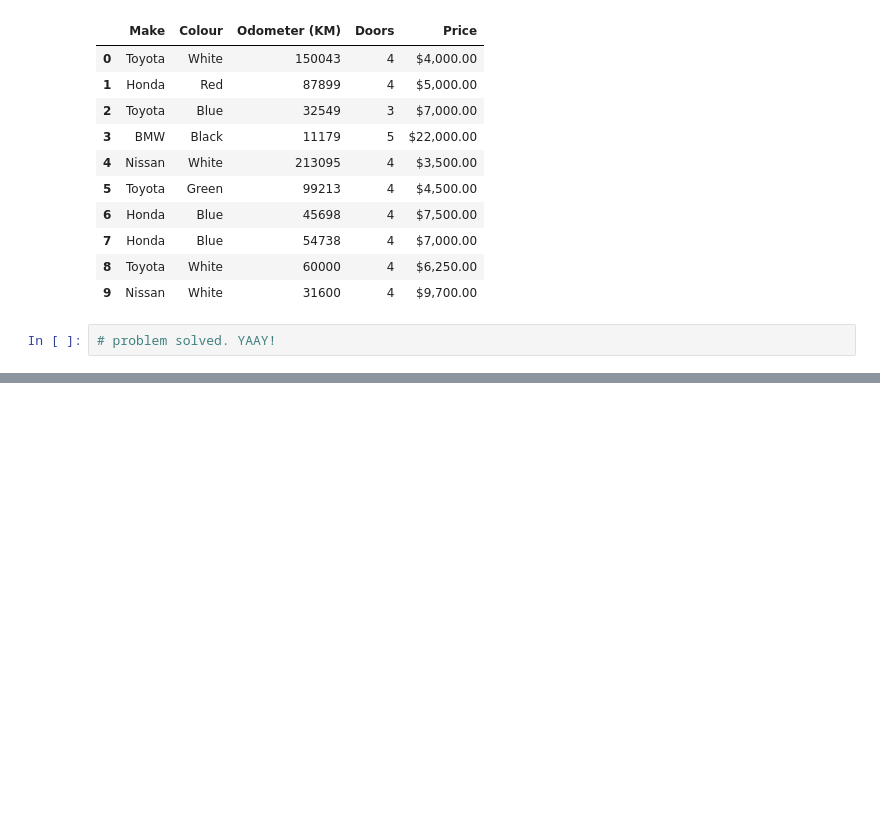
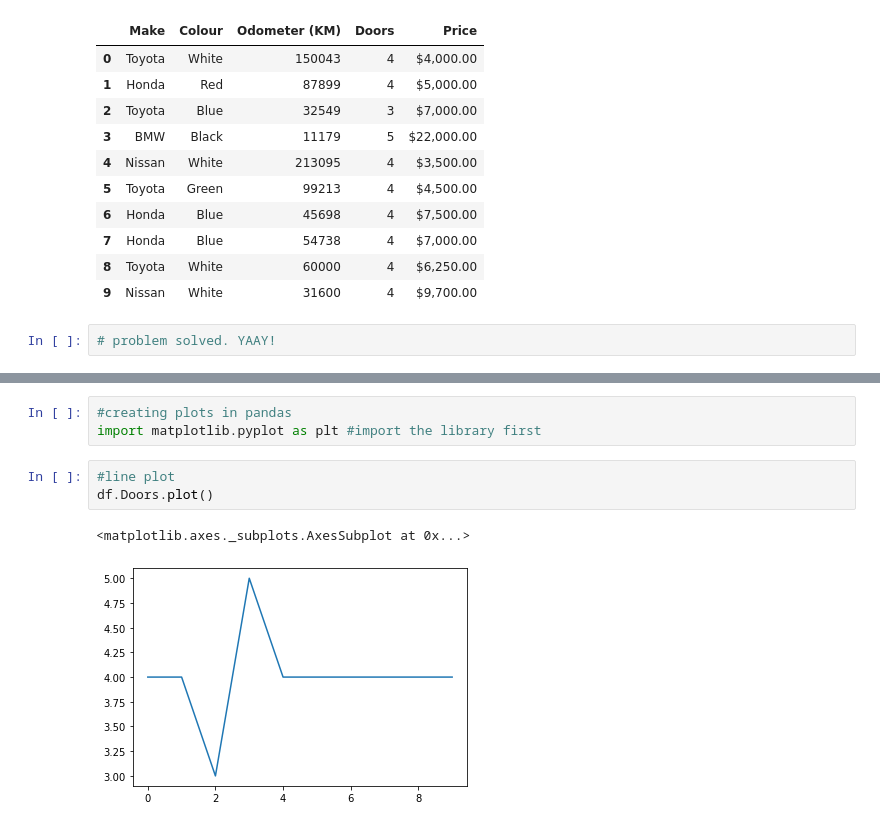
Before and after one commit to ineelhere/Machine-Learning-and-Data-Science, a Jupyter notebook: Pandas: Data Analysis/pandas.ipynb, the cells around one changed output, grey strips where cells are left out. Drawn from its saved outputs; the diff is of its cells as text; blank space fills up the shorter version.

```diff
--- a/Pandas: Data Analysis/pandas.ipynb
+++ b/Pandas: Data Analysis/pandas.ipynb
@@ -81,0 +456,9 @@ temp
+# %%
+#creating plots in pandas
+import matplotlib.pyplot as plt #import the library first
+# %%
+#line plot
+df.Doors.plot()
+# %% [output]
+<matplotlib.axes._subplots.AxesSubplot at 0x...>
+[figure, added]
```
Also changed, not shown: parts of 52 cells of this notebook.
